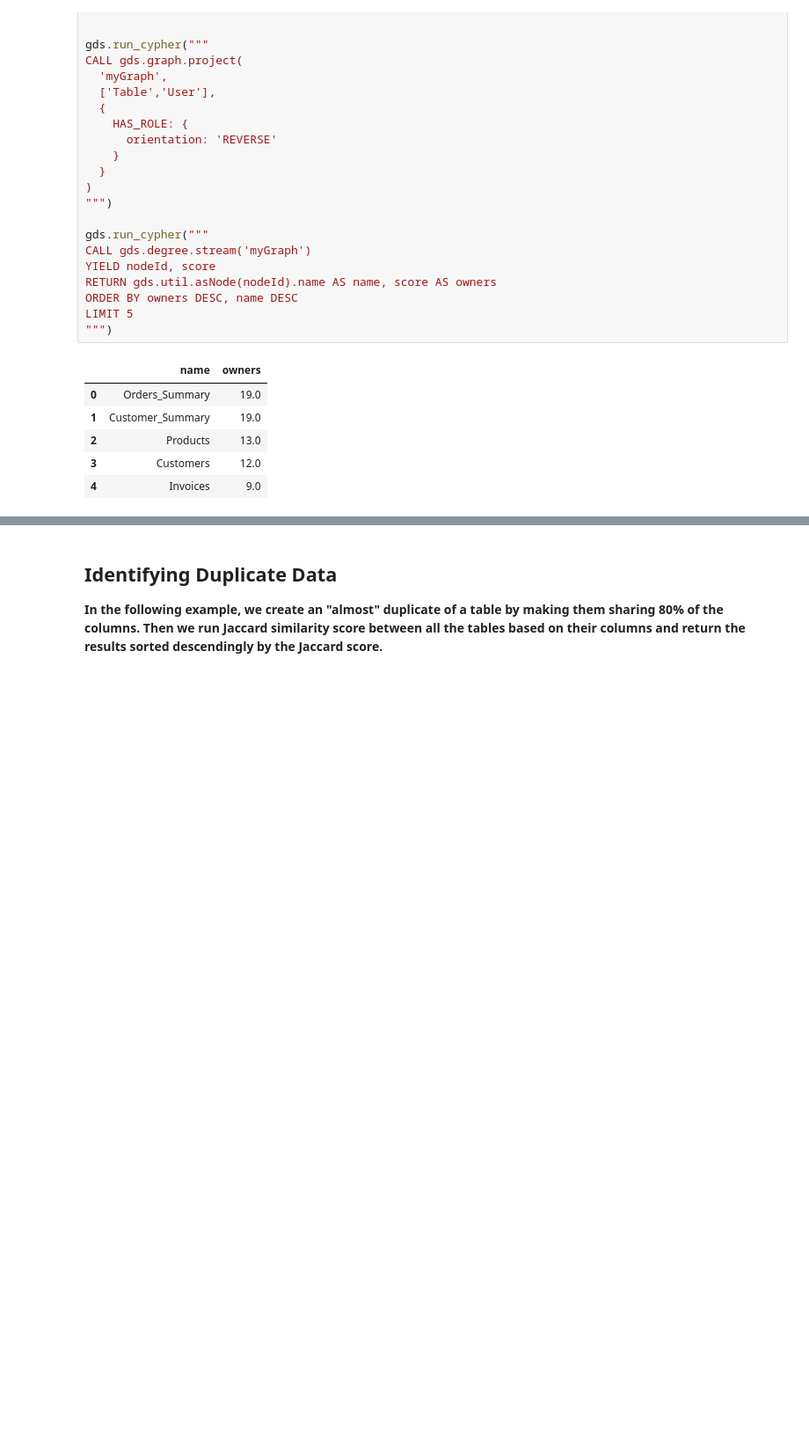
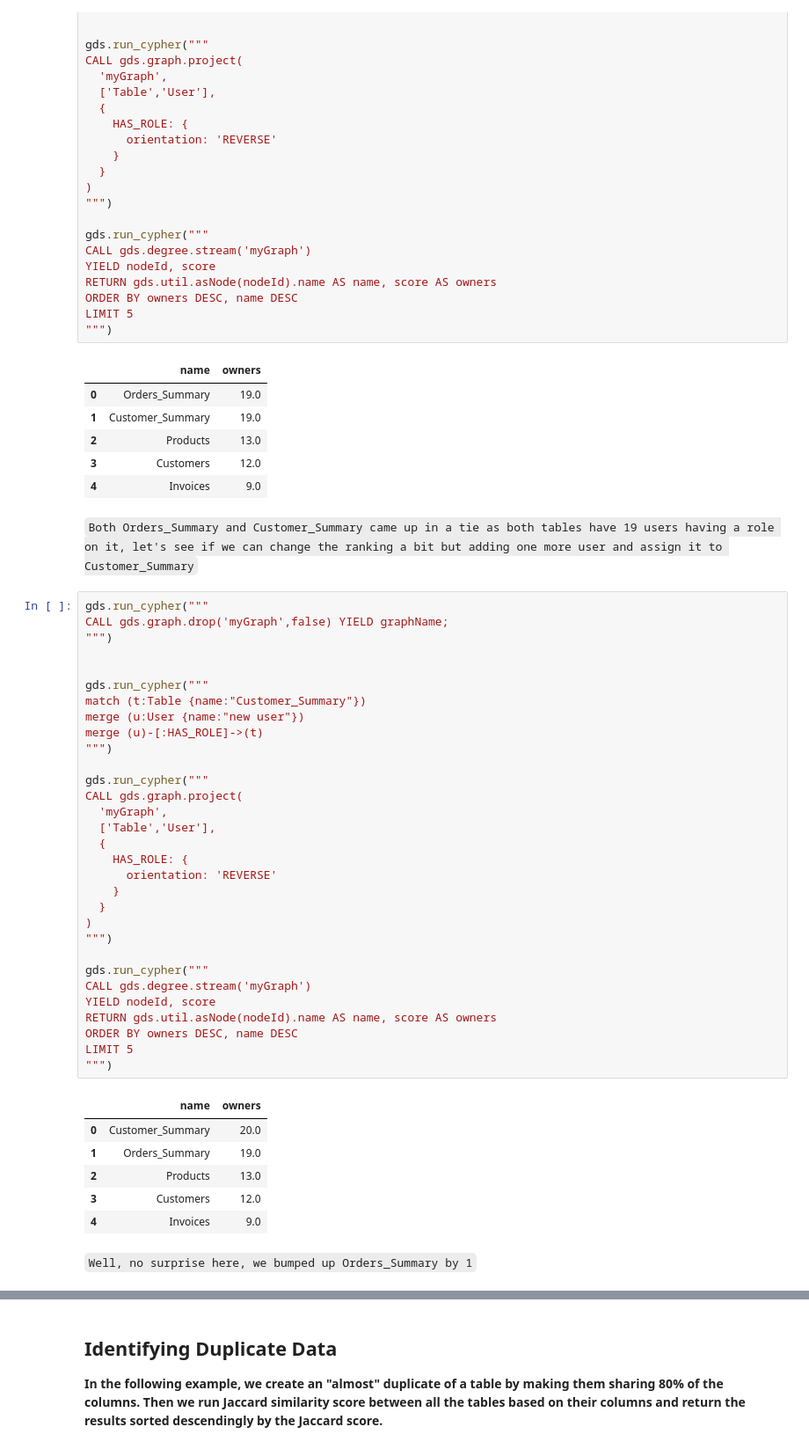
Before and after one commit to zhongjie526/neo4j_data_catalog, a Jupyter notebook: Data Catalog Management.ipynb, the cells around one changed output, grey strips where cells are left out. Shown at 88% size. Saved outputs shown, nothing was run; the diff lists cells and outputs as text; blank space fills up the shorter version.

```diff
--- a/Data Catalog Management.ipynb
+++ b/Data Catalog Management.ipynb
@@ -310,6 +310,48 @@ LIMIT 5
 | 2 | Products | 13.0 |
 | 3 | Customers | 12.0 |
 | 4 | Invoices | 9.0 |
+# %% [markdown]
+`Both Orders_Summary and Customer_Summary came up in a tie as both tables have 19 users having a role on it, let's see if we can change the ranking a bit but adding one more user and assign it to Customer_Summary`
+# %%
+gds.run_cypher("""
+CALL gds.graph.drop('myGraph',false) YIELD graphName;
+""")
+
+
+gds.run_cypher("""
+match (t:Table {name:"Customer_Summary"})
+merge (u:User {name:"new user"})
+merge (u)-[:HAS_ROLE]->(t)
+""")
+
+gds.run_cypher("""
+CALL gds.graph.project(
+  'myGraph',
+  ['Table','User'],
+  {
+    HAS_ROLE: {
+      orientation: 'REVERSE'
+    }
+  }
+)
+""")
+
+gds.run_cypher("""
+CALL gds.degree.stream('myGraph')
+YIELD nodeId, score
+RETURN gds.util.asNode(nodeId).name AS name, score AS owners
+ORDER BY owners DESC, name DESC
+LIMIT 5
+""")
+# %% [output]
+|  | name | owners |
+| 0 | Customer_Summary | 20.0 |
+| 1 | Orders_Summary | 19.0 |
+| 2 | Products | 13.0 |
+| 3 | Customers | 12.0 |
+| 4 | Invoices | 9.0 |
+# %% [markdown]
+`Well, no surprise here, we bumped up Orders_Summary by 1`
 # %% [markdown]
 ## Finding Critical Data Assets (Dependency) by Hyperlink-Induced Topic Search (HITS)
 
```
Also changed, not shown: parts of 10 cells of this notebook, 2 other files.
